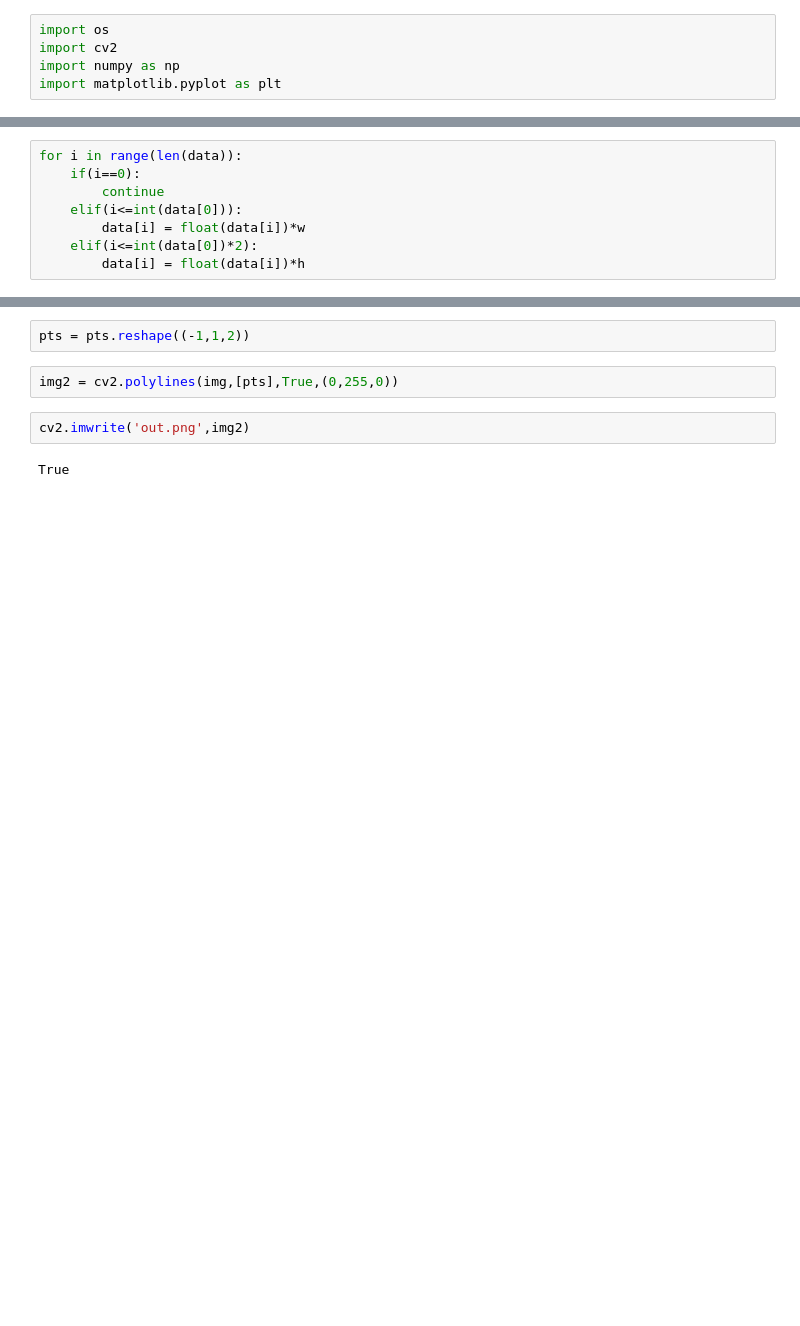
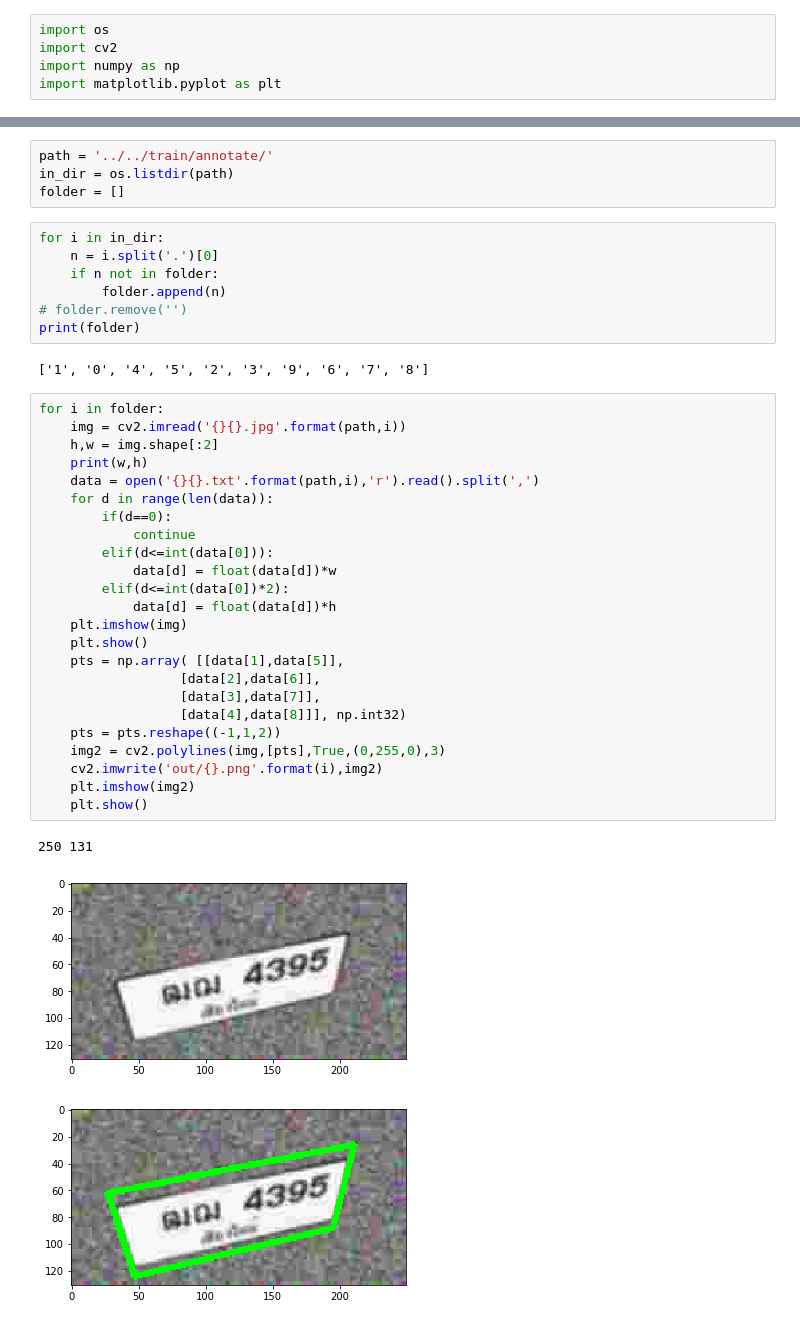
Before and after one commit to sergiomsilva/alpr-unconstrained, a Jupyter notebook: samples/train-detector/TestMapPointTrain.ipynb, the cells around one changed output, grey strips where cells are left out. Drawn from its saved outputs; the diff is of its cells as text; blank space fills up the shorter version.

```diff
--- a/samples/train-detector/TestMapPointTrain.ipynb
+++ b/samples/train-detector/TestMapPointTrain.ipynb
@@ -46,8 +8,0 @@ int(data[0])
-# %%
-for i in range(len(data)):
-    if(i==0):
-        continue
-    elif(i<=int(data[0])):
-        data[i] = float(data[i])*w
-    elif(i<=int(data[0])*2):
-        data[i] = float(data[i])*h
@@ -85,8 +9,41 @@ array([[151, 272],
-# %%
-pts = pts.reshape((-1,1,2))
-# %%
-img2 = cv2.polylines(img,[pts],True,(0,255,0))
-# %%
-cv2.imwrite('out.png',img2)
-# %% [output]
-True
+# %%
+path = '../../train/annotate/'
+in_dir = os.listdir(path)
+folder = []
+# %%
+for i in in_dir:
+    n = i.split('.')[0]
+    if n not in folder:
+        folder.append(n)
+# folder.remove('')
+print(folder)
+# %% [output]
+['1', '0', '4', '5', '2', '3', '9', '6', '7', '8']
+# %%
+for i in folder:
+    img = cv2.imread('{}{}.jpg'.format(path,i))
+    h,w = img.shape[:2]
+    print(w,h)
+    data = open('{}{}.txt'.format(path,i),'r').read().split(',')
+    for d in range(len(data)):
+        if(d==0):
+            continue
+        elif(d<=int(data[0])):
+            data[d] = float(data[d])*w
+        elif(d<=int(data[0])*2):
+            data[d] = float(data[d])*h
+    plt.imshow(img)
+    plt.show()
+    pts = np.array( [[data[1],data[5]],
+                  [data[2],data[6]],
+                  [data[3],data[7]],
+                  [data[4],data[8]]], np.int32)
+    pts = pts.reshape((-1,1,2))
+    img2 = cv2.polylines(img,[pts],True,(0,255,0),3)
+    cv2.imwrite('out/{}.png'.format(i),img2)
+    plt.imshow(img2)
+    plt.show()
+# %% [output]
+250 131
+[figure, added]
+[figure, added]
```
Also changed, not shown: parts of 12 cells of this notebook, 9 other files.
